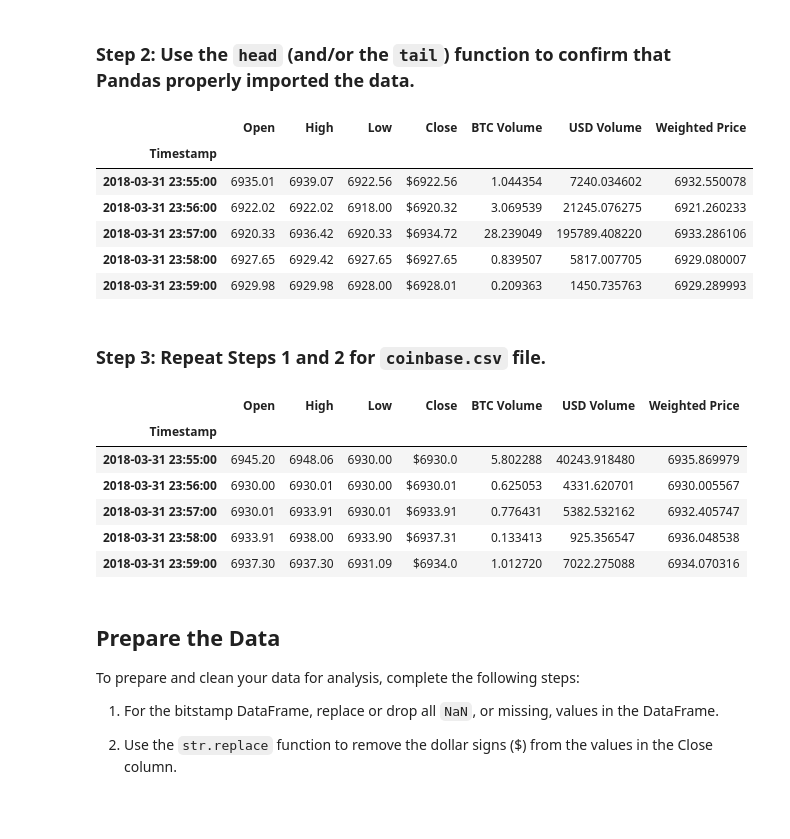
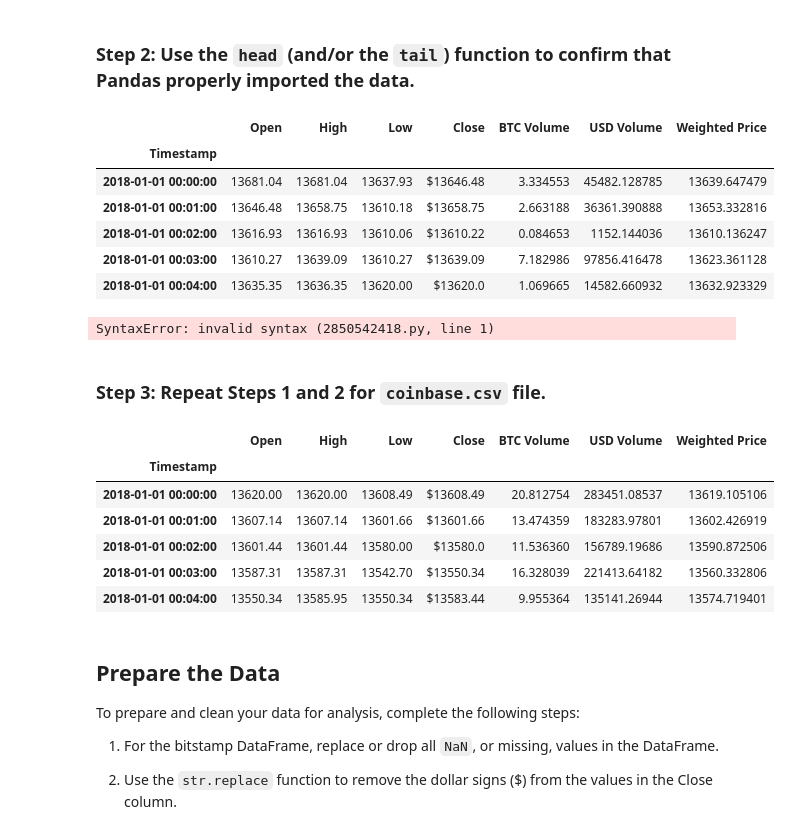
Before and after one commit to nomibold/Module_3_Challenge, a Jupyter notebook: crypto_arbitrage.ipynb, the cells around one changed output. Saved outputs shown, nothing was run; the diff lists cells and outputs as text; code cells hidden in the pictures.

```diff
--- a/crypto_arbitrage.ipynb
+++ b/crypto_arbitrage.ipynb
@@ -48,15 +48,18 @@ bitstamp = pd.read_csv(
 # %%
 # Use the head (and/or tail) function to confirm that the data was imported properly.
 bitstamp.head()
-bitstamp.tail()
 # %% [output]
 |  | Open | High | Low | Close | BTC Volume | USD Volume | Weighted Price |
 | Timestamp |  |  |  |  |  |  |  |
-| 2018-03-31 23:55:00 | 6935.01 | 6939.07 | 6922.56 | $6922.56 | 1.044354 | 7240.034602 | 6932.550078 |
-| 2018-03-31 23:56:00 | 6922.02 | 6922.02 | 6918.00 | $6920.32 | 3.069539 | 21245.076275 | 6921.260233 |
-| 2018-03-31 23:57:00 | 6920.33 | 6936.42 | 6920.33 | $6934.72 | 28.239049 | 195789.408220 | 6933.286106 |
-| 2018-03-31 23:58:00 | 6927.65 | 6929.42 | 6927.65 | $6927.65 | 0.839507 | 5817.007705 | 6929.080007 |
-| 2018-03-31 23:59:00 | 6929.98 | 6929.98 | 6928.00 | $6928.01 | 0.209363 | 1450.735763 | 6929.289993 |
+| 2018-01-01 00:00:00 | 13681.04 | 13681.04 | 13637.93 | $13646.48 | 3.334553 | 45482.128785 | 13639.647479 |
+| 2018-01-01 00:01:00 | 13646.48 | 13658.75 | 13610.18 | $13658.75 | 2.663188 | 36361.390888 | 13653.332816 |
+| 2018-01-01 00:02:00 | 13616.93 | 13616.93 | 13610.06 | $13610.22 | 0.084653 | 1152.144036 | 13610.136247 |
+| 2018-01-01 00:03:00 | 13610.27 | 13639.09 | 13610.27 | $13639.09 | 7.182986 | 97856.416478 | 13623.361128 |
+| 2018-01-01 00:04:00 | 13635.35 | 13636.35 | 13620.00 | $13620.0 | 1.069665 | 14582.660932 | 13632.923329 |
+# %%
+This table above shows us the first 5 rows of Bitstamp's trade information
+# %% [output]
+SyntaxError: invalid syntax (2850542418.py, line 1)
 # %% [markdown]
 ### Step 3: Repeat Steps 1 and 2 for `coinbase.csv` file.
 # %%
@@ -73,12 +76,11 @@ coinbase = pd.read_csv(
 # %%
 # Use the head (and/or tail) function to confirm that the data was imported properly.
 coinbase.head()
-coinbase.tail()
 # %% [output]
 |  | Open | High | Low | Close | BTC Volume | USD Volume | Weighted Price |
 | Timestamp |  |  |  |  |  |  |  |
-| 2018-03-31 23:55:00 | 6945.20 | 6948.06 | 6930.00 | $6930.0 | 5.802288 | 40243.918480 | 6935.869979 |
-| 2018-03-31 23:56:00 | 6930.00 | 6930.01 | 6930.00 | $6930.01 | 0.625053 | 4331.620701 | 6930.005567 |
-| 2018-03-31 23:57:00 | 6930.01 | 6933.91 | 6930.01 | $6933.91 | 0.776431 | 5382.532162 | 6932.405747 |
-| 2018-03-31 23:58:00 | 6933.91 | 6938.00 | 6933.90 | $6937.31 | 0.133413 | 925.356547 | 6936.048538 |
-| 2018-03-31 23:59:00 | 6937.30 | 6937.30 | 6931.09 | $6934.0 | 1.012720 | 7022.275088 | 6934.070316 |
+| 2018-01-01 00:00:00 | 13620.00 | 13620.00 | 13608.49 | $13608.49 | 20.812754 | 283451.08537 | 13619.105106 |
+| 2018-01-01 00:01:00 | 13607.14 | 13607.14 | 13601.66 | $13601.66 | 13.474359 | 183283.97801 | 13602.426919 |
+| 2018-01-01 00:02:00 | 13601.44 | 13601.44 | 13580.00 | $13580.0 | 11.536360 | 156789.19686 | 13590.872506 |
+| 2018-01-01 00:03:00 | 13587.31 | 13587.31 | 13542.70 | $13550.34 | 16.328039 | 221413.64182 | 13560.332806 |
+| 2018-01-01 00:04:00 | 13550.34 | 13585.95 | 13550.34 | $13583.44 | 9.955364 | 135141.26944 | 13574.719401 |
```
Also changed, not shown: parts of 80 cells of this notebook.
